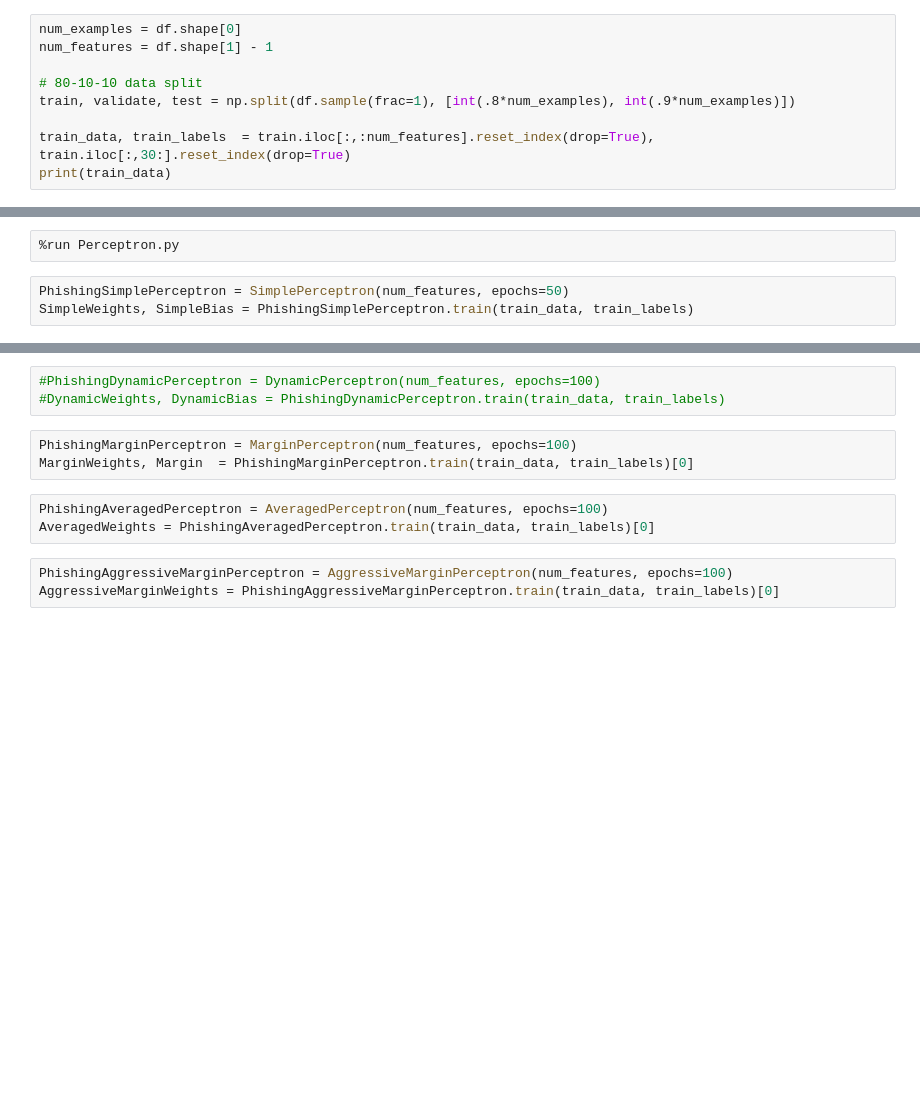
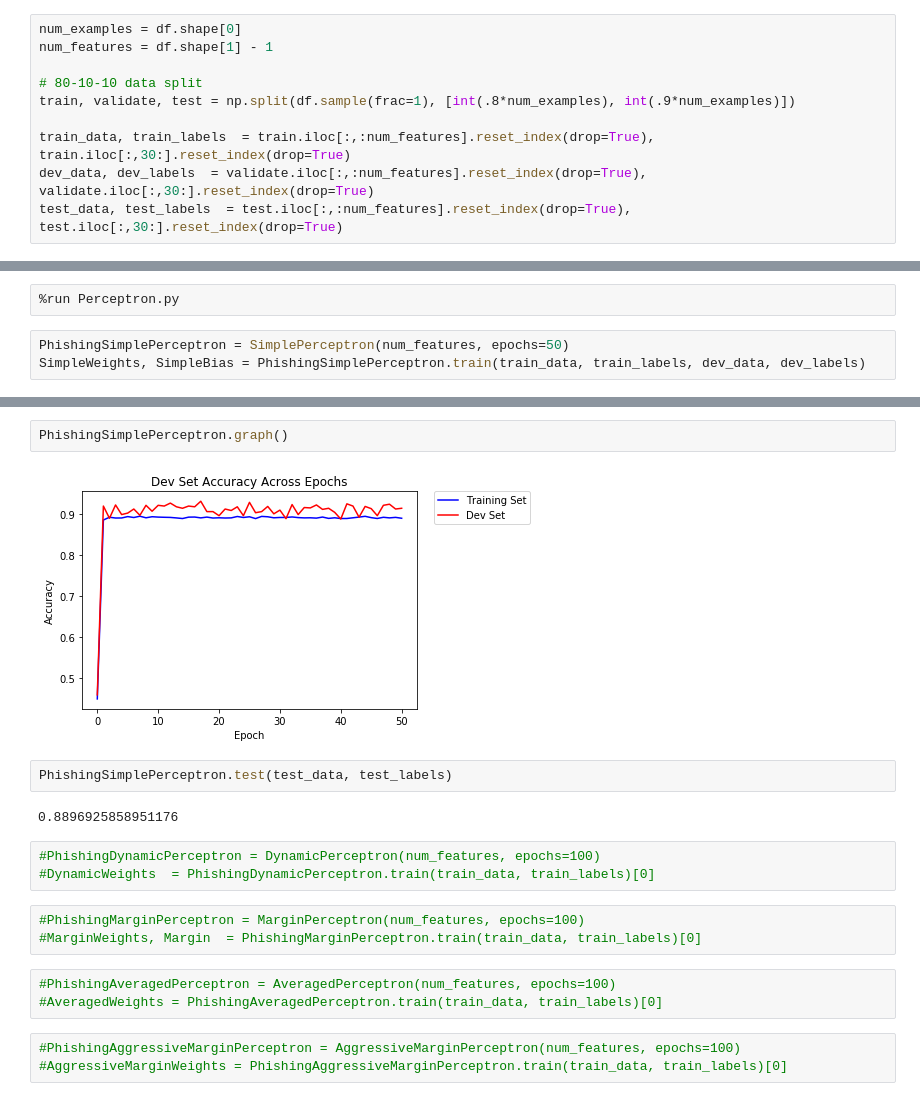
Before and after one commit to rlevv/Phishing_Email_Identification, a Jupyter notebook: PhishingScript.ipynb, the cells around one changed output, grey strips where cells are left out. Drawn from its saved outputs; the diff is of its cells as text; blank space fills up the shorter version.

Commit message:
fully implemented simple perceptron with graphs

```diff
--- a/PhishingScript.ipynb
+++ b/PhishingScript.ipynb
@@ -99,4 +99,5 @@ num_features = df.shape[1] - 1
 train, validate, test = np.split(df.sample(frac=1), [int(.8*num_examples), int(.9*num_examples)])
 
 train_data, train_labels  = train.iloc[:,:num_features].reset_index(drop=True), train.iloc[:,30:].reset_index(drop=True)
-print(train_data)
+dev_data, dev_labels  = validate.iloc[:,:num_features].reset_index(drop=True), validate.iloc[:,30:].reset_index(drop=True)
+test_data, test_labels  = test.iloc[:,:num_features].reset_index(drop=True), test.iloc[:,30:].reset_index(drop=True)
@@ -124,4 +107,4 @@ print(train_data)
 %run Perceptron.py
 # %%
 PhishingSimplePerceptron = SimplePerceptron(num_features, epochs=50)
-SimpleWeights, SimpleBias = PhishingSimplePerceptron.train(train_data, train_labels)
+SimpleWeights, SimpleBias = PhishingSimplePerceptron.train(train_data, train_labels, dev_data, dev_labels)
@@ -146,13 +111,21 @@ epoch 49 complete with accuracy 0.8925825418362732 .
+# %%
+PhishingSimplePerceptron.graph()
+# %% [output]
+[figure, added]
+# %%
+PhishingSimplePerceptron.test(test_data, test_labels)
+# %% [output]
+0.8896925858951176
 # %%
 #PhishingDynamicPerceptron = DynamicPerceptron(num_features, epochs=100)
-#DynamicWeights, DynamicBias = PhishingDynamicPerceptron.train(train_data, train_labels)
+#DynamicWeights  = PhishingDynamicPerceptron.train(train_data, train_labels)[0]
 # %%
-PhishingMarginPerceptron = MarginPerceptron(num_features, epochs=100)
-MarginWeights, Margin  = PhishingMarginPerceptron.train(train_data, train_labels)[0]
+#PhishingMarginPerceptron = MarginPerceptron(num_features, epochs=100)
+#MarginWeights, Margin  = PhishingMarginPerceptron.train(train_data, train_labels)[0]
 # %%
-PhishingAveragedPerceptron = AveragedPerceptron(num_features, epochs=100)
-AveragedWeights = PhishingAveragedPerceptron.train(train_data, train_labels)[0]
+#PhishingAveragedPerceptron = AveragedPerceptron(num_features, epochs=100)
+#AveragedWeights = PhishingAveragedPerceptron.train(train_data, train_labels)[0]
 # %%
-PhishingAggressiveMarginPerceptron = AggressiveMarginPerceptron(num_features, epochs=100)
-AggressiveMarginWeights = PhishingAggressiveMarginPerceptron.train(train_data, train_labels)[0]
+#PhishingAggressiveMarginPerceptron = AggressiveMarginPerceptron(num_features, epochs=100)
+#AggressiveMarginWeights = PhishingAggressiveMarginPerceptron.train(train_data, train_labels)[0]
 # %%
```
Also changed, not shown: parts of 3 cells of this notebook, 1 other file.
